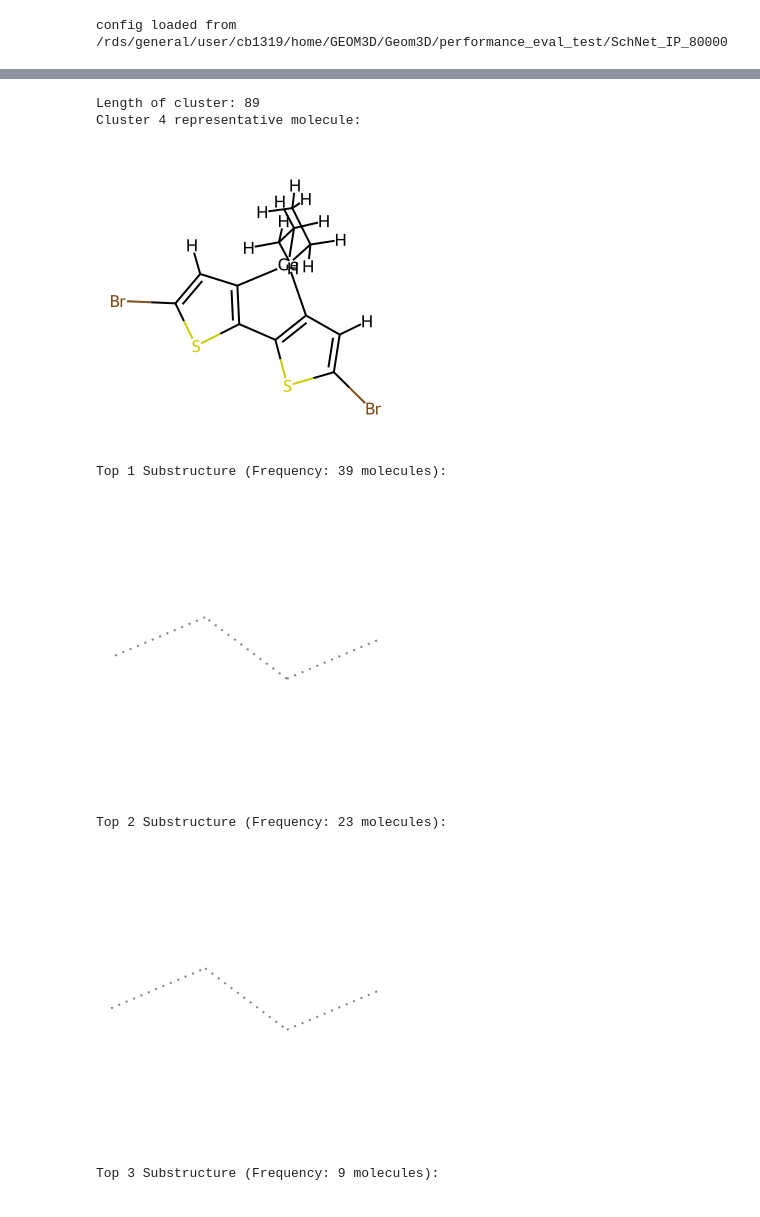
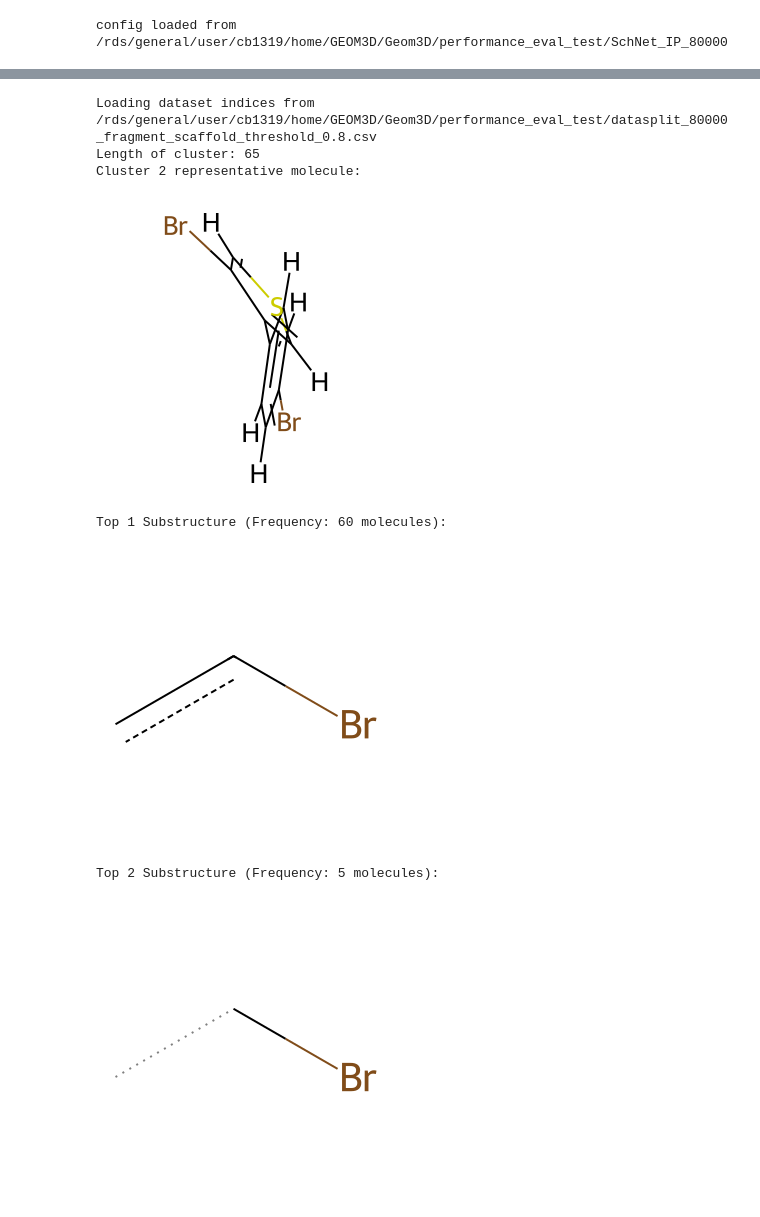
Before and after one commit to C-Bone-UCL/Geom3D, a Jupyter notebook: notebook/test_fragment_structure_split.ipynb, the cells around one changed output, grey strips where cells are left out. Cells and saved outputs as stored; diff of their text form; code cells hidden in the pictures.

```diff
--- a/notebook/test_fragment_structure_split.ipynb
+++ b/notebook/test_fragment_structure_split.ipynb
@@ -484,17 +527,17 @@ pca_plot(dataset, config, selected_cluster = 5, threshold = 0.8)
 # %%
 import importlib
 from geom3d.utils import fragment_scaffold_split
 from geom3d.utils.fragment_scaffold_split import *
 
 importlib.reload(fragment_scaffold_split)
 
-substructure_analysis(dataset, config, selected_cluster=4, threshold=0.8)
+substructure_analysis(dataset, config, selected_cluster=2, threshold=0.8)
 # %% [output]
-Length of cluster: 89
-Cluster 4 representative molecule:
+Loading dataset indices from /rds/general/user/cb1319/home/GEOM3D/Geom3D/performance_eval_test/datasplit_80000_fragment_scaffold_threshold_0.8.csv
+Length of cluster: 65
+Cluster 2 representative molecule:
-[figure, old version]
+[figure, new version]
-Top 1 Substructure (Frequency: 39 molecules):
+Top 1 Substructure (Frequency: 60 molecules):
-[figure, old version]
+[figure, new version]
-Top 2 Substructure (Frequency: 23 molecules):
+Top 2 Substructure (Frequency: 5 molecules):
-[figure, old version]
+[figure, new version]
-Top 3 Substructure (Frequency: 9 molecules):
```
Also changed, not shown: parts of 8 cells of this notebook, 14 other files.
